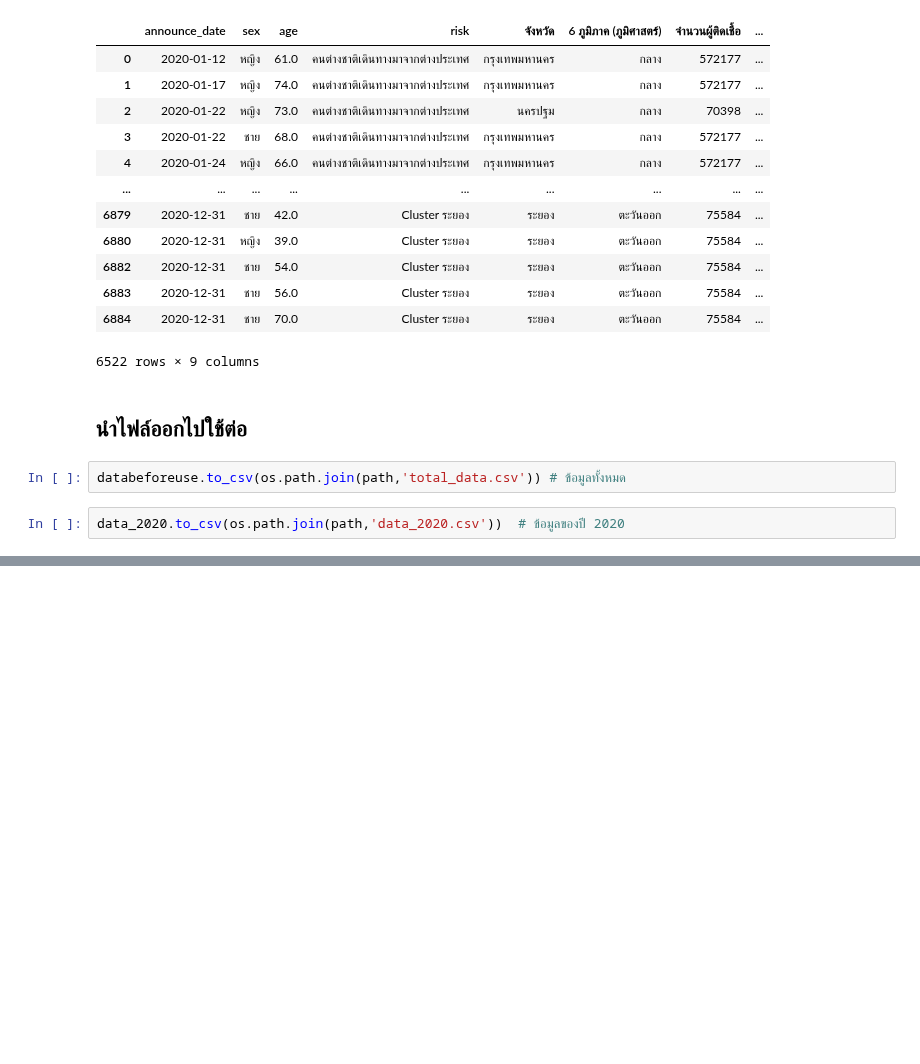
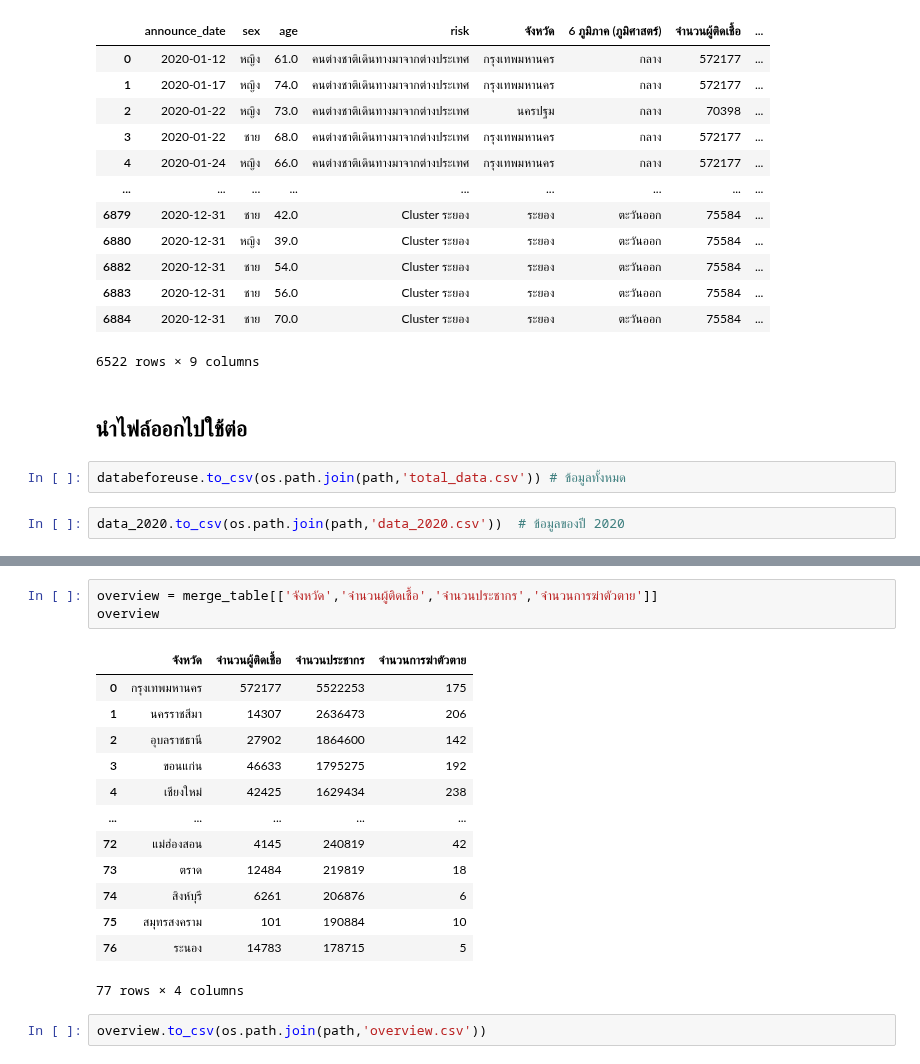
Before and after one commit to mintra-tippayaratsontorn/data_viz_2022, a Jupyter notebook: Project_Python.ipynb, the cells around one changed output, grey strips where cells are left out. Saved outputs shown, nothing was run; the diff lists cells and outputs as text; blank space fills up the shorter version.

```diff
--- a/Project_Python.ipynb
+++ b/Project_Python.ipynb
@@ -950,0 +970,19 @@ data_2020.to_csv(os.path.join(path,'data_2020.csv'))  # ข้อมูลขอ
+# %%
+overview = merge_table[['จังหวัด','จำนวนผู้ติดเชื้อ','จำนวนประชากร','จำนวนการฆ่าตัวตาย']]
+overview
+# %% [output]
+|  | จังหวัด | จำนวนผู้ติดเชื้อ | จำนวนประชากร | จำนวนการฆ่าตัวตาย |
+| 0 | กรุงเทพมหานคร | 572177 | 5522253 | 175 |
+| 1 | นครราชสีมา | 14307 | 2636473 | 206 |
+| 2 | อุบลราชธานี | 27902 | 1864600 | 142 |
+| 3 | ขอนแก่น | 46633 | 1795275 | 192 |
+| 4 | เชียงใหม่ | 42425 | 1629434 | 238 |
+| ... | ... | ... | ... | ... |
+| 72 | แม่ฮ่องสอน | 4145 | 240819 | 42 |
+| 73 | ตราด | 12484 | 219819 | 18 |
+| 74 | สิงห์บุรี | 6261 | 206876 | 6 |
+| 75 | สมุทรสงคราม | 101 | 190884 | 10 |
+| 76 | ระนอง | 14783 | 178715 | 5 |
+77 rows × 4 columns
+# %%
+overview.to_csv(os.path.join(path,'overview.csv'))
```
Also changed, not shown: parts of 2 cells of this notebook.
